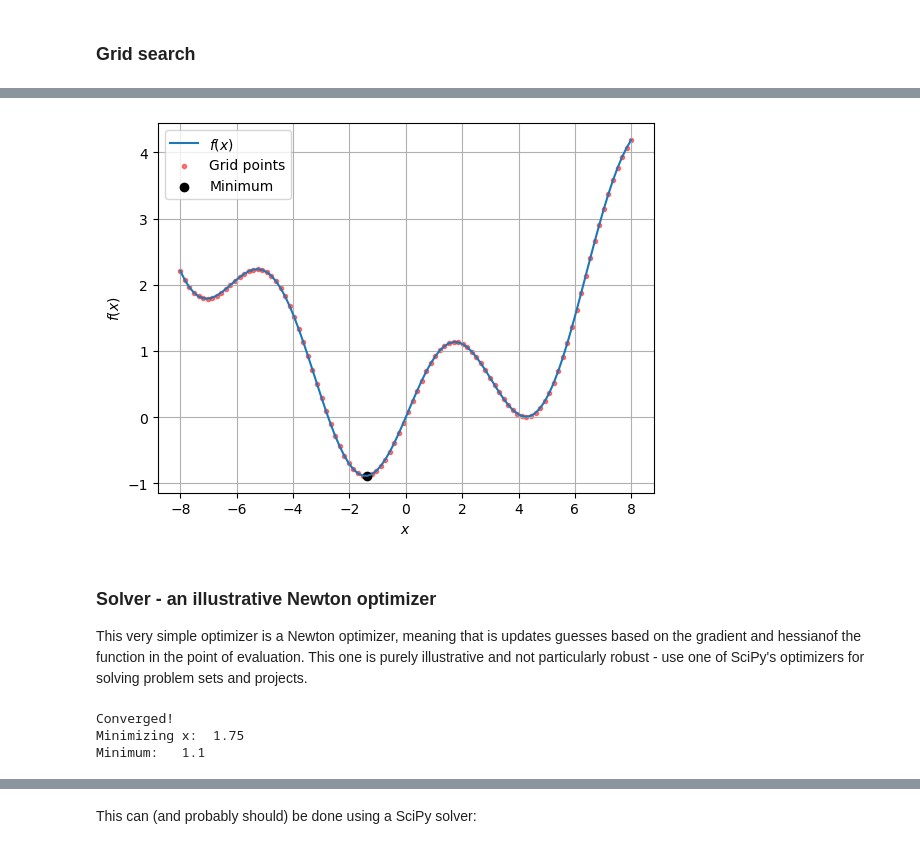
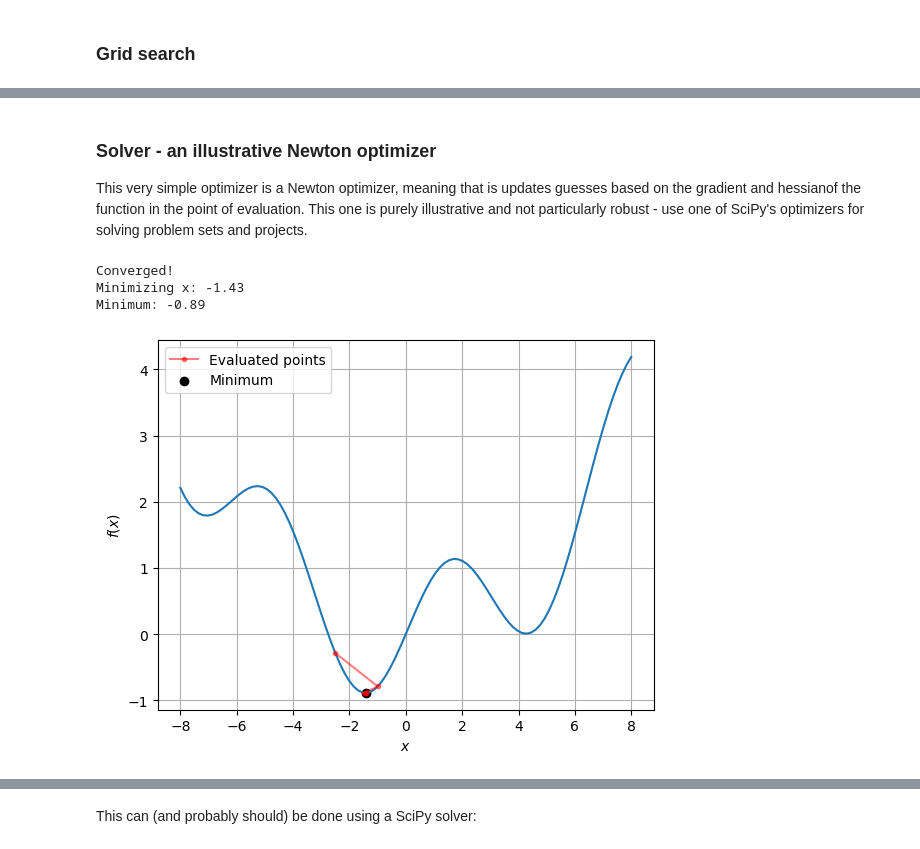
Before and after one commit to ansofol/IntroProg2024_class_3_6, a Jupyter notebook: Extra material/optimization_consumer_problem.ipynb, the cells around one changed output, grey strips where cells are left out. Cells and saved outputs as stored; diff of their text form; code cells hidden in the pictures.

```diff
--- a/Extra material/optimization_consumer_problem.ipynb
+++ b/Extra material/optimization_consumer_problem.ipynb
@@ -50,18 +65,3 @@ Minimum: -0.89
-# %%
-# Add to the plot
-fig = plt.figure()
-ax = fig.add_subplot(1,1,1)
-ax.plot(x_grid_plot,f_grid_plot, label='$f(x)$')
-
-ax.scatter(x_grid, f(x_grid), color='red', marker='.', alpha=0.5, label='Grid points')
-ax.scatter(x_best, f_best, color='black',label='Minimum')
-
-ax.grid()
-ax.legend()
-ax.set_xlabel('$x$')
-ax.set_ylabel('$f(x)$');
-# %% [output]
-[figure, removed]
 # %% [markdown]
 ### Solver - an illustrative Newton optimizer
 
@@ -75,35 +75,48 @@ def f_grad(x):
 def f_hess(x):
     return -np.sin(x) + 0.1
 
 # this function computes the next step given a function and x
 def newton_step(f, grad, hess, x0):
     x_next = x0 - grad(x0)/hess(x0)
     return x_next
 
 # setup
-x0 = -3 # -2.5 for global minimum # 5 for local min # -3 for maximum
+x0 = -2.5 # -2.5 for global minimum # 5 for local min # -3 for maximum
 x_list = np.array([])
 delta = np.inf
-tol = 1e-6
-maxiter = 1000
+tol = 1e-6          # Tolerance: when the distance between consecutive guesses of x get smaller than this value, we assume we have converged to a minimum
+maxiter = 1000      # Max iterations: if the solver has taken more steps than this, we quit and deem the optimizatoin unsuccessful
 i = 0
 
 # Take steps until convergence
 while delta>tol and i<maxiter:
     x1 = newton_step(f, f_grad, f_hess, x0) # compute next step
     delta = np.abs(x1-x0) # check convergence
     x_list = np.append(x_list,x0) # append to list
     x0 = x1 # update x
 
     i += 1
 
 if i < maxiter:
     print('Converged!')
     print(f'Minimizing x: {x0:5.2f}')
     print(f'Minimum: {f(x0):5.2}')
 else:
     print('Did not converge')
+
+
+# Plot
+fig, ax = plot_figure()
+
+ax.plot(x_list, f(x_list), color='red', marker='.', alpha=0.5, label='Evaluated points')
+ax.scatter(x0, f(x0), color='black',label='Minimum')
+
+ax.grid()
+ax.legend()
+ax.set_xlabel('$x$')
+ax.set_ylabel('$f(x)$');
 # %% [output]
 Converged!
-Minimizing x:  1.75
-Minimum:   1.1
+Minimizing x: -1.43
+Minimum: -0.89
+[figure, added]
```
Also changed, not shown: parts of 16 cells of this notebook.
